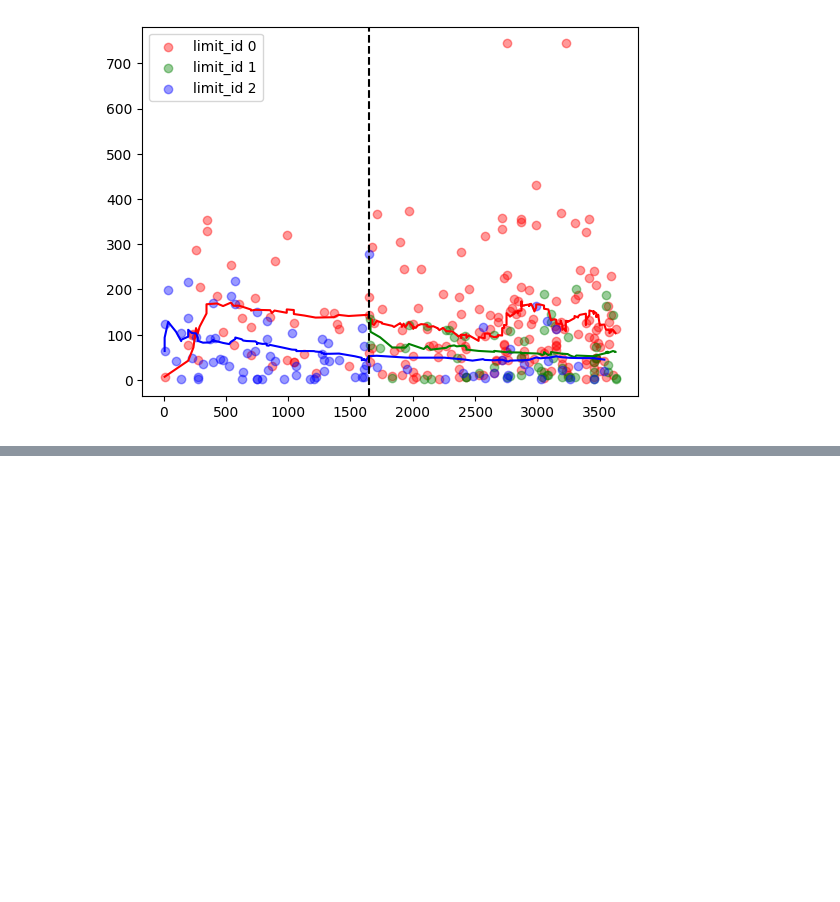
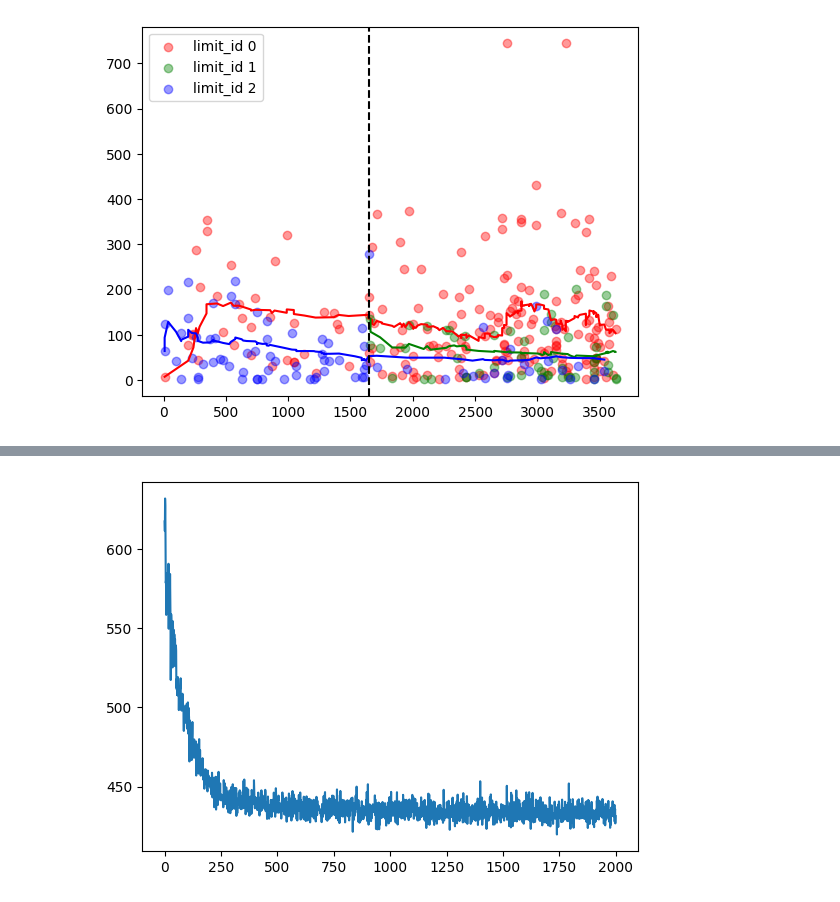
Before and after one commit to BasisResearch/cities, a Jupyter notebook: docs/experimental_notebooks/zoning/zoning_model.ipynb, the cells around one changed output, grey strips where cells are left out. Saved outputs shown, nothing was run; the diff lists cells and outputs as text; code cells hidden in the pictures; blank space fills up the shorter version.

```diff
--- a/docs/experimental_notebooks/zoning/zoning_model.ipynb
+++ b/docs/experimental_notebooks/zoning/zoning_model.ipynb
@@ -5,8 +5,11 @@ import logging
 
 from wordcloud import WordCloud
 
+from chirho.robust.handlers.predictive import PredictiveModel
+from pyro.infer.autoguide import AutoMultivariateNormal, init_to_mean
 
-
+import seaborn as sns
+import numpy as np
 from typing import List, Tuple, Dict, Any, Union
 import matplotlib.pyplot as plt
 import dill
@@ -16,6 +19,11 @@ import pyro
 import pyro.distributions as dist
 from pyro.infer import Predictive
 
+smoke_test = "CI" in os.environ
+n = 20 if smoke_test else 2000
+num_samples = 10 if smoke_test else 1000
+n_steps = 10 if smoke_test else 2000
+
 from cities.utils.data_grabber import find_repo_root
 root = find_repo_root()
 # %%
@@ -313,0 +344,40 @@ neighborhood_id torch.Size([68])
+# %%
+def run_svi_inference(
+    model,
+    n_steps=500,
+    verbose=True,
+    lr=0.03,
+    vi_family=AutoMultivariateNormal,
+    guide=None,
+    **model_kwargs
+):
+    losses = []
+    if guide is None:
+        guide = vi_family(model, init_loc_fn=init_to_mean)
+    elbo = pyro.infer.Trace_ELBO()(model, guide)
+    # initialize parameters
+    elbo(**model_kwargs)
+    adam = torch.optim.Adam(elbo.parameters(), lr=lr)
+    # Do gradient steps
+    for step in range(1, n_steps + 1):
+        adam.zero_grad()
+        loss = elbo(**model_kwargs)
+        loss.backward()
+        losses.append(loss.item())
+        adam.step()
+        if (step % 50 == 0) or (step == 1) & verbose:
+            print("[iteration %04d] loss: %.4f" % (step, loss))
+
+    plt.plot(losses)
+
+    return guide
+
+
+linear_model = SimpleLinear(categorical, continuous, outcome)
+
+model_kwargs = {"categorical": categorical, "continuous": continuous, "outcome": outcome}
+
+guide = run_svi_inference(
+    linear_model, n_steps=n_steps, lr=0.01, verbose=True, **model_kwargs
+)
+# %% [output]
@@ -313,0 +401 @@ neighborhood_id torch.Size([68])
+[figure, added]
```
Also changed, not shown: parts of 7 cells of this notebook.
